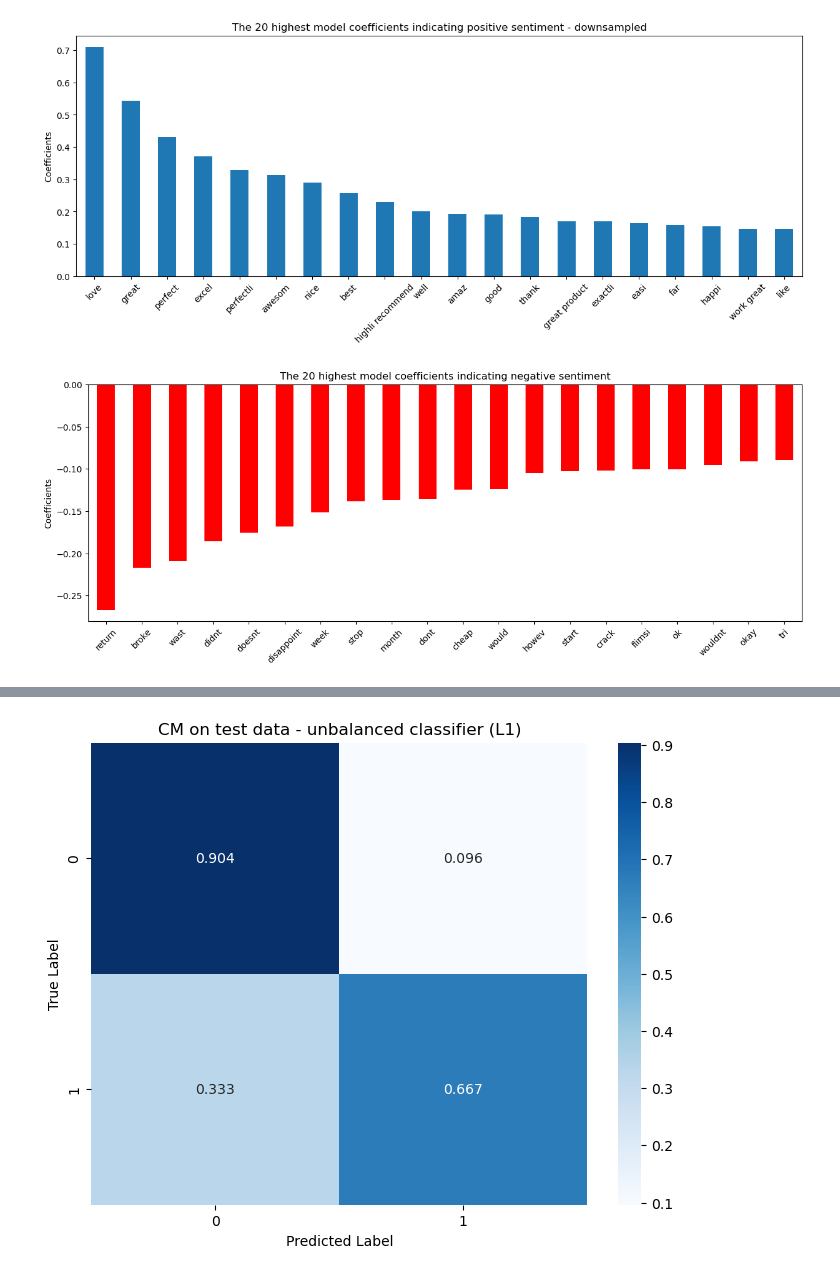
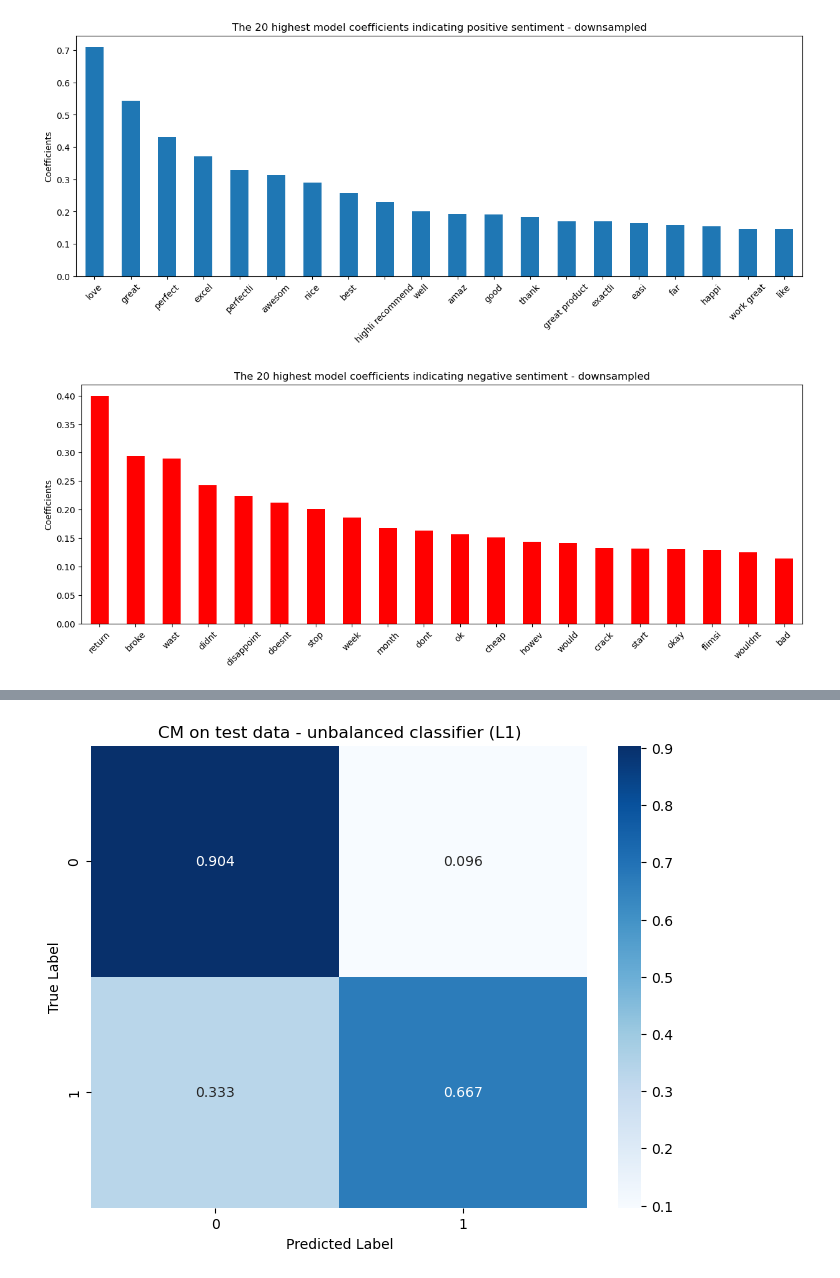
Before and after one commit to 0smee/nlp-capstone, a Jupyter notebook: notebooks/basic-logistic_ngrams.ipynb, the cells around one changed output, grey strips where cells are left out. Saved outputs shown, nothing was run; the diff lists cells and outputs as text; code cells hidden in the pictures.

```diff
--- a/notebooks/basic-logistic_ngrams.ipynb
+++ b/notebooks/basic-logistic_ngrams.ipynb
@@ -139,0 +104,5 @@ plt.show();
+# %%
+scaler_bal = StandardScaler()
+scaler_bal.fit(X_train_bal)
+X_train_transformed_bal = scaler_bal.transform(X_train_bal)
+X_test_transformed_bal = scaler_bal.transform(X_test)
@@ -186,7 +203,7 @@ pipe_final = Pipeline(estimators)
 # %%
-estimators_prime = [('normalise', StandardScaler()),
+estimators_bal = [('normalise', StandardScaler()),
               ('model', LogisticRegression(C=10,penalty='l1', solver='liblinear',random_state=42))]
-pipe_final_prime  = Pipeline(estimators_prime)
+pipe_final_bal  = Pipeline(estimators_bal)
 # %%
 pipe_final.fit(X_train, y_train)
 # %% [output]
@@ -203,0 +214,2 @@ Pipeline(steps=[('normalise', StandardScaler()),
+# %%
+pipe_final_bal.fit(X_train_bal, y_train_bal)
@@ -204,3 +225,3 @@ Pipeline(steps=[('normalise', StandardScaler()),
 # %%
 log_clas = pipe_final[-1]
-log_clas_prime = pipe_final_prime[-1]
+log_clas_bal = pipe_final_bal[-1]
@@ -252,15 +290,15 @@ plt.show()
 [figure]
 # %%
 word_counts = pd.DataFrame(
-    {"coefficients": log_clas.coef_[0]},
-    index=X_train.columns
+    {"coefficients": log_clas_bal.coef_[0]},
+    index=X_train_bal.columns
 ).sort_values("coefficients", ascending=True)
 
-word_counts.head(20).plot(kind="bar", figsize=(15, 5), legend=False, color='red')
+word_counts.head(20).abs().plot(kind="bar", figsize=(15, 5), legend=False, color='red')
 
-plt.title("The 20 highest model coefficients indicating negative sentiment")
+plt.title("The 20 highest model coefficients indicating negative sentiment - downsampled")
 plt.ylabel("Coefficients")
 plt.xticks(rotation=45)
 plt.show()
 # %% [output]
-[figure, old version]
+[figure, new version]
```
Also changed, not shown: parts of 53 cells of this notebook, 2 other files.
